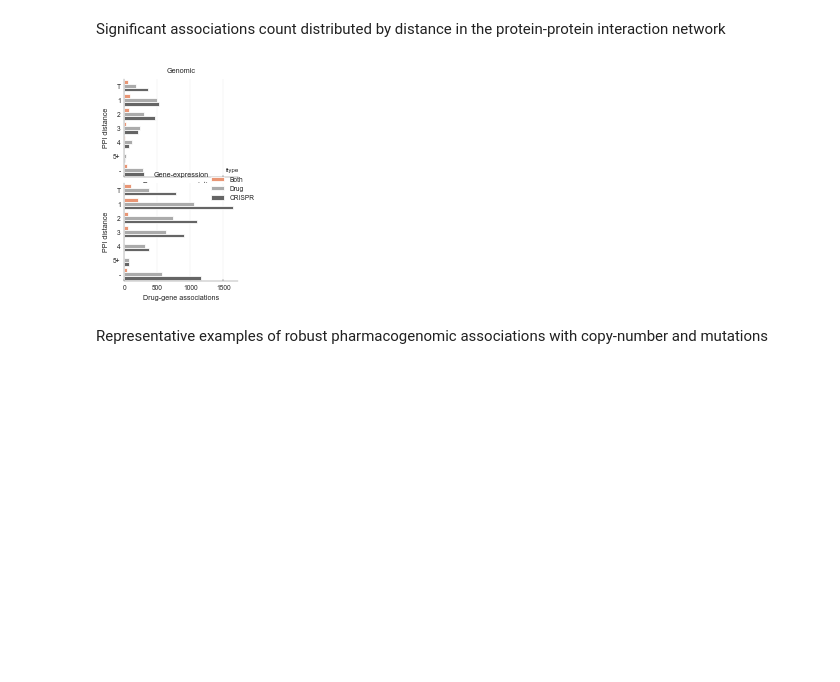
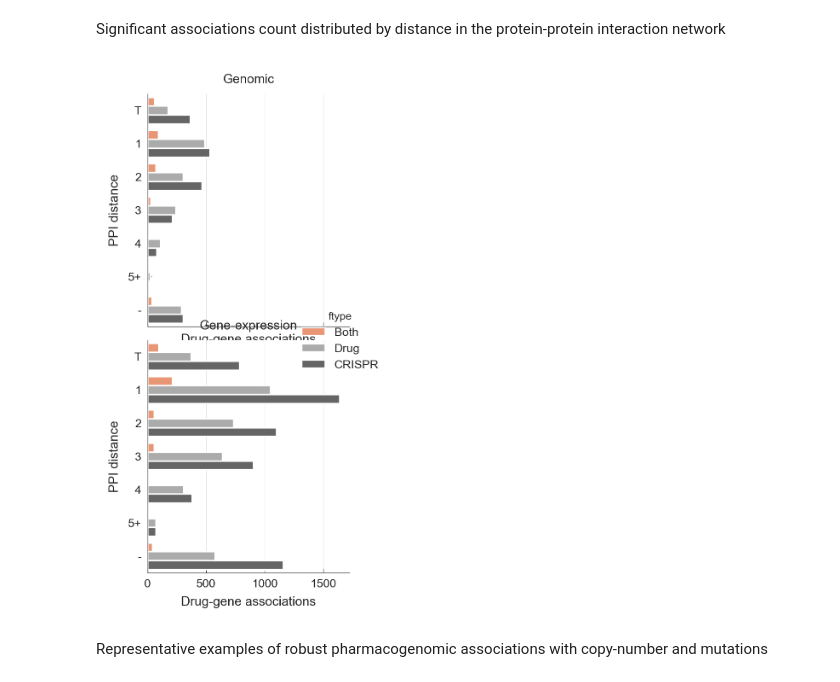
Before and after one commit to EmanuelGoncalves/dtrace, a Jupyter notebook: notebooks/3.RobustAssociations.ipynb, the cells around one changed output. Cells and saved outputs as stored; diff of their text form; code cells hidden in the pictures; blank space fills up the shorter version.

Commit message:
Robust associations notebook plot sizes fixed.

```diff
--- a/notebooks/3.RobustAssociations.ipynb
+++ b/notebooks/3.RobustAssociations.ipynb
@@ -109,14 +110,14 @@ plt.savefig(
 Significant associations count distributed by distance in the protein-protein interaction network
 # %%
 robust.robust_associations_barplot_ppi()
-plt.gcf().set_size_inches(2, 3)
+plt.gcf().set_size_inches(2, 4)
 plt.savefig(
     f"{rpath}/robust_signif_association_barplot_ppi.pdf",
     bbox_inches="tight",
     transparent=True,
 )
 # %% [output]
-[figure, old version]
+[figure, new version]
 # %% [markdown]
 Representative examples of robust pharmacogenomic associations with copy-number and mutations
 # %%
```
Also changed, not shown: parts of 8 cells of this notebook, 20 other files.
